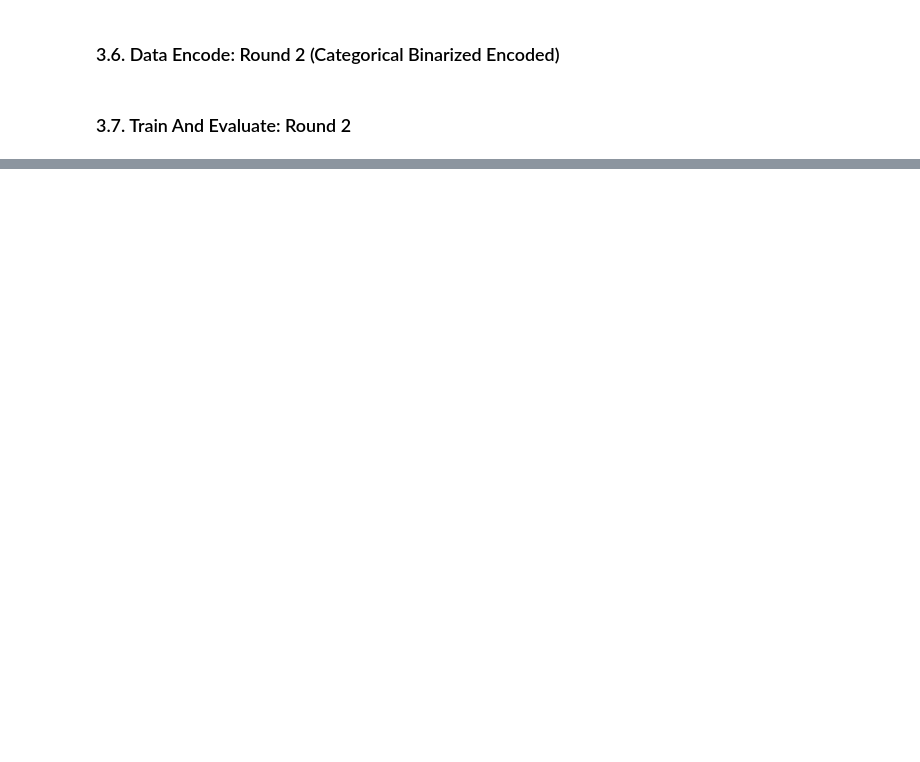
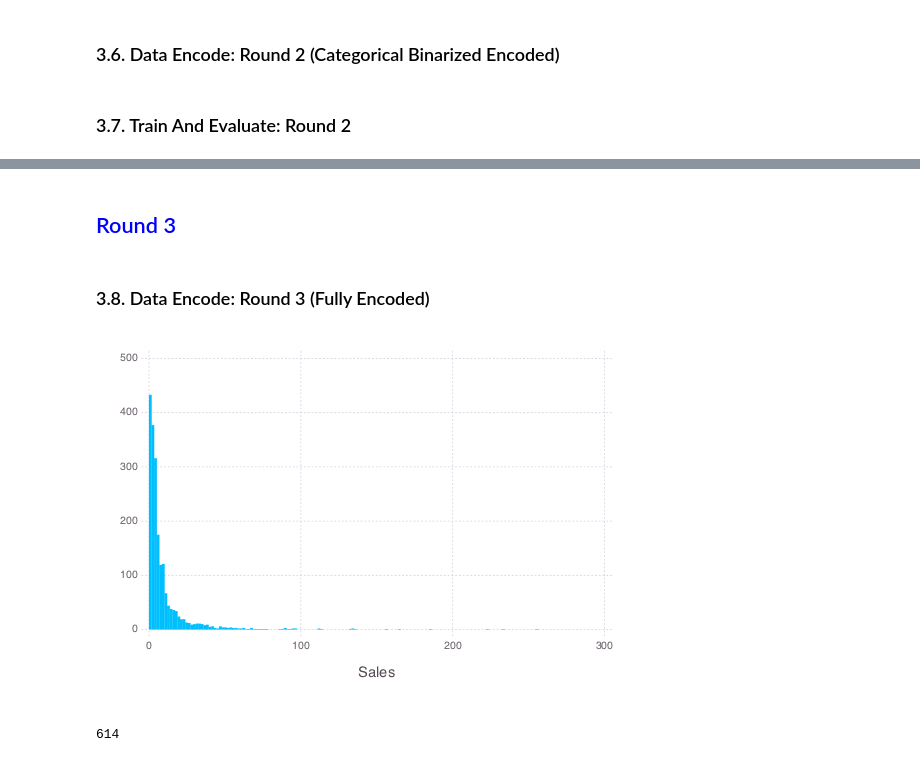
Before and after one commit to dmoliveira/My-Data-Science-Toolbox, a Jupyter notebook: Notebooks/Machine-Learning-Experiments/Machine Learning Notes - Feature Encoding.ipynb, the cells around one changed output, grey strips where cells are left out. Saved outputs shown, nothing was run; the diff lists cells and outputs as text; code cells hidden in the pictures; blank space fills up the shorter version.

```diff
--- a/Notebooks/Machine-Learning-Experiments/Machine Learning Notes - Feature Encoding.ipynb
+++ b/Notebooks/Machine-Learning-Experiments/Machine Learning Notes - Feature Encoding.ipynb
@@ -216,0 +268,13 @@ analyze_models(X, y, X, rmse, model_list)
+# %% [markdown]
+## <span style="color:blue">Round 3</span>
+# %% [markdown]
+### 3.8. Data Encode: Round 3 (Fully Encoded)
+# %%
+plot(data, x=:Sales, Geom.histogram)
+# %% [output]
+[figure, added]
+# %%
+x = data[:, :Sales]
+length(x[2 .< x .<= 5])
+# %% [output]
+614
```
Also changed, not shown: parts of 13 cells of this notebook.
